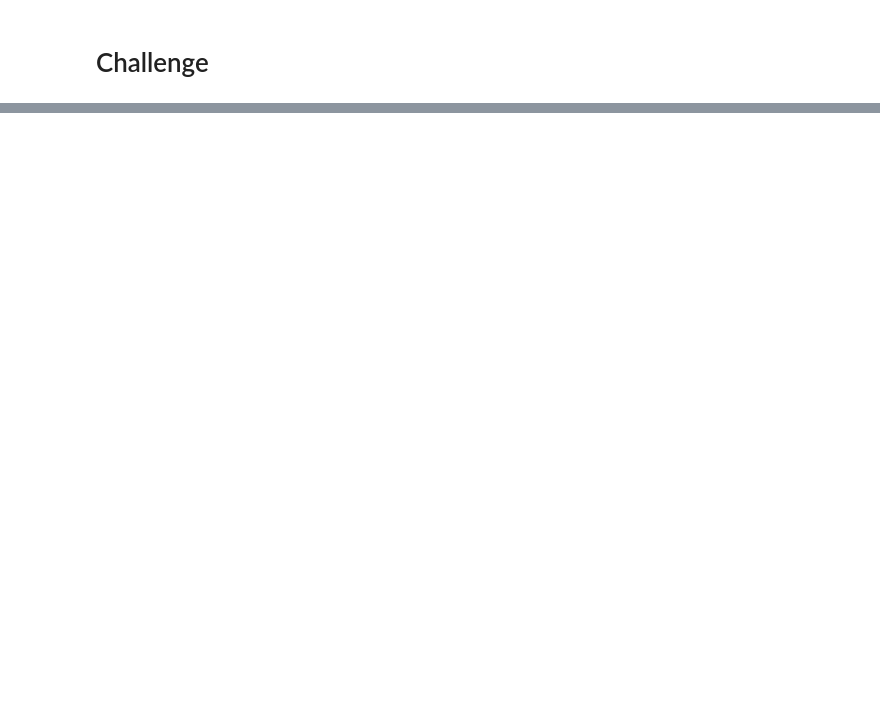
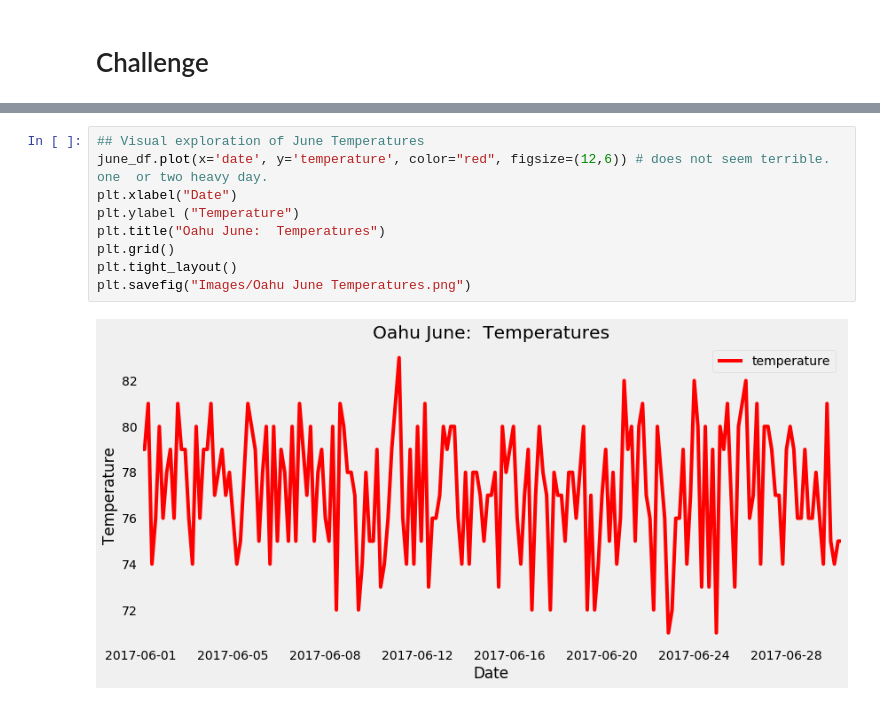
Before and after one commit to MauroBarron/surfs_up, a Jupyter notebook: climate_analysis.ipynb, the cells around one changed output, grey strips where cells are left out. Drawn from its saved outputs; the diff is of its cells as text; blank space fills up the shorter version.

```diff
--- a/climate_analysis.ipynb
+++ b/climate_analysis.ipynb
@@ -184,0 +231,11 @@ plt.tight_layout()
+# %%
+## Visual exploration of June Temperatures
+june_df.plot(x='date', y='temperature', color="red", figsize=(12,6)) # does not seem terrible. one  or two heavy day.
+plt.xlabel("Date")
+plt.ylabel ("Temperature")
+plt.title("Oahu June:  Temperatures")
+plt.grid()
+plt.tight_layout()
+plt.savefig("Images/Oahu June Temperatures.png")
+# %% [output]
+[figure, added]
```
Also changed, not shown: parts of 15 cells of this notebook, 9 other files.
